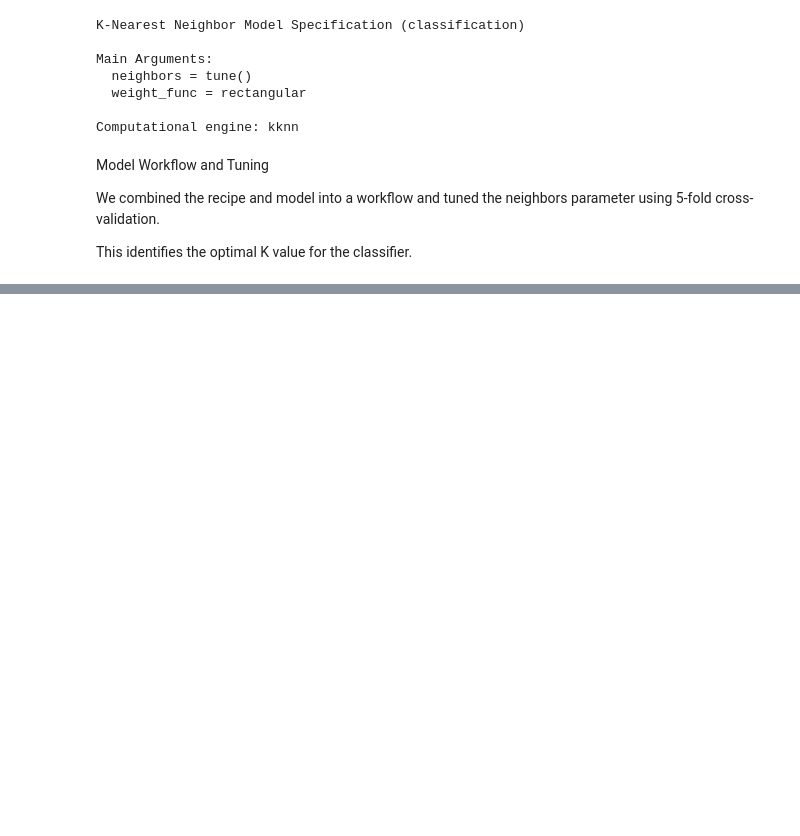
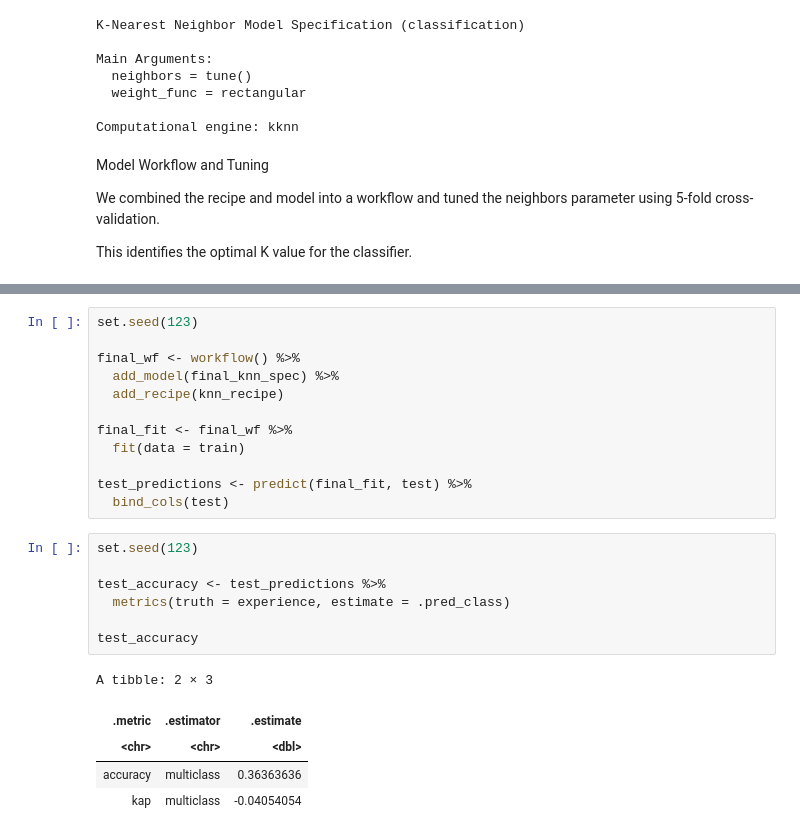
Before and after one commit to E000H/dsci-100-2025-group-008-22-, a Jupyter notebook: individual_project.ipynb, the cells around one changed output, grey strips where cells are left out. Saved outputs shown, nothing was run; the diff lists cells and outputs as text; blank space fills up the shorter version.

```diff
--- a/individual_project.ipynb
+++ b/individual_project.ipynb
@@ -223,0 +304,25 @@ A tibble: 10 × 7
+# %%
+set.seed(123)
+
+final_wf <- workflow() %>%
+  add_model(final_knn_spec) %>%
+  add_recipe(knn_recipe)
+
+final_fit <- final_wf %>%
+  fit(data = train)
+
+test_predictions <- predict(final_fit, test) %>%
+  bind_cols(test)
+# %%
+set.seed(123)
+
+test_accuracy <- test_predictions %>%
+  metrics(truth = experience, estimate = .pred_class)
+
+test_accuracy
+# %% [output]
+A tibble: 2 × 3
+| .metric | .estimator | .estimate |
+| <chr> | <chr> | <dbl> |
+| accuracy | multiclass | 0.36363636 |
+| kap | multiclass | -0.04054054 |
```
Also changed, not shown: parts of 8 cells of this notebook.
